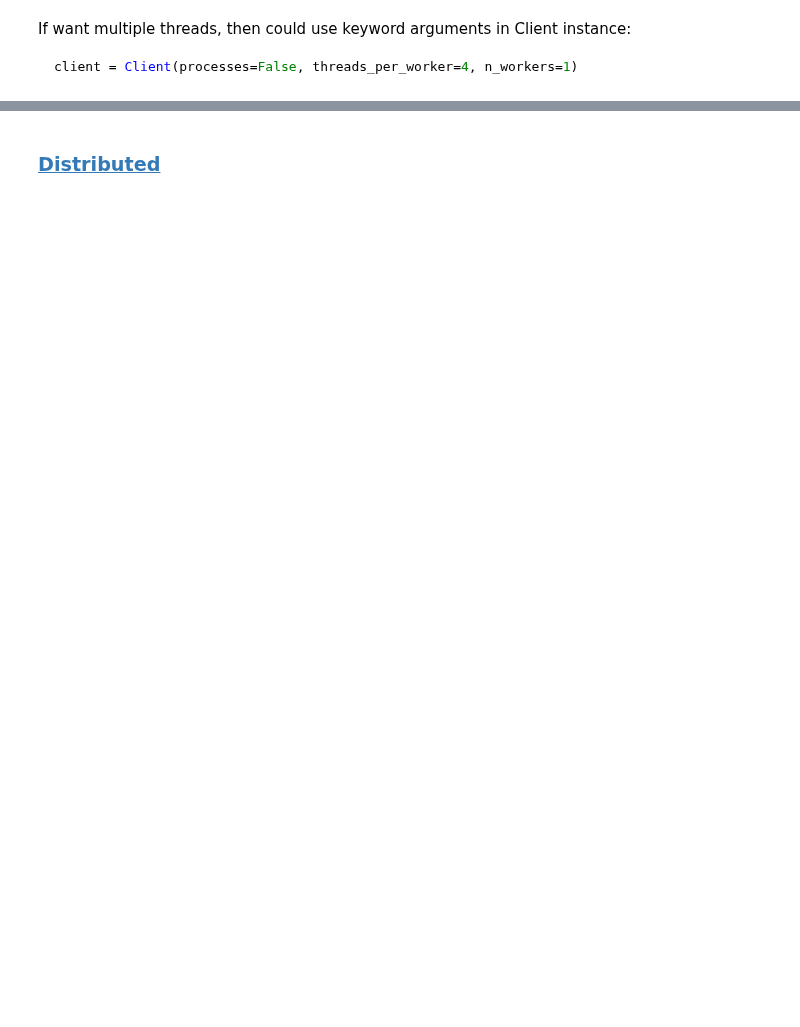
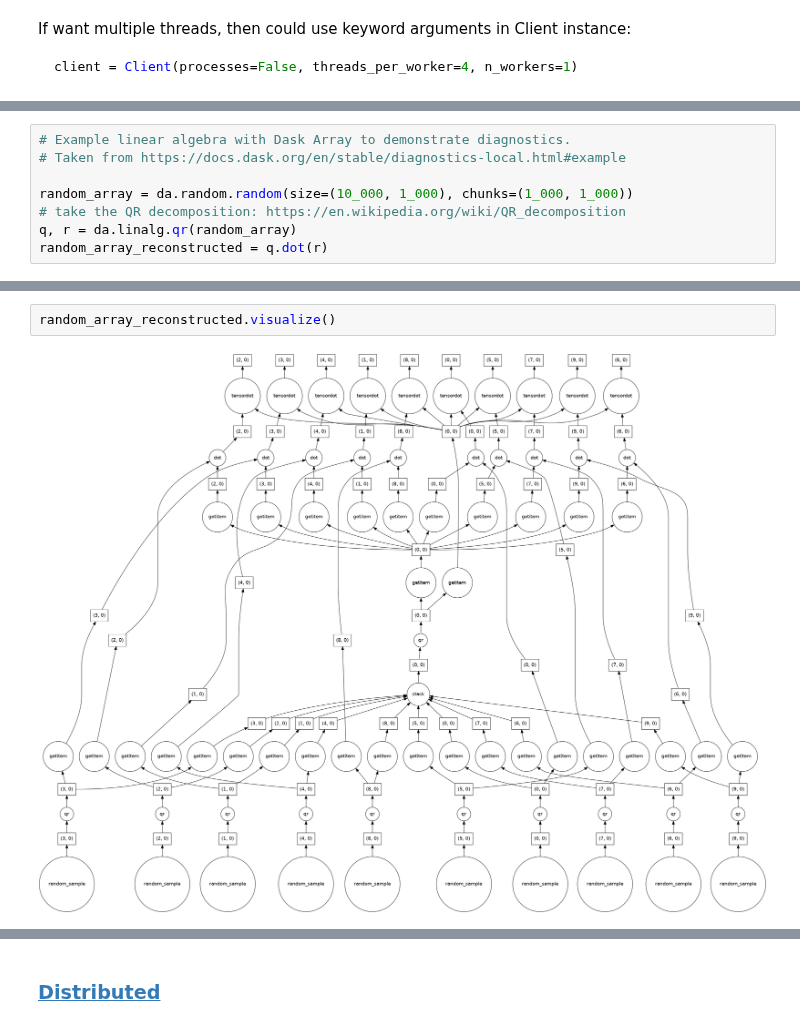
Before and after one commit to lukeconibear/swd6_hpp, a Jupyter notebook: docs/05_parallelisation.ipynb, the cells around one changed output, grey strips where cells are left out. Cells and saved outputs as stored; diff of their text form; blank space fills up the shorter version.

Commit message:
Adding Dask diagnostics

```diff
--- a/docs/05_parallelisation.ipynb
+++ b/docs/05_parallelisation.ipynb
@@ -184,0 +124,8 @@ if not IN_COLAB:
+# %%
+# Example linear algebra with Dask Array to demonstrate diagnostics.
+# Taken from https://docs.dask.org/en/stable/diagnostics-local.html#example
+
+random_array = da.random.random(size=(10_000, 1_000), chunks=(1_000, 1_000))
+# take the QR decomposition: https://en.wikipedia.org/wiki/QR_decomposition
+q, r = da.linalg.qr(random_array)
+random_array_reconstructed = q.dot(r)
@@ -184,0 +146,4 @@ if not IN_COLAB:
+# %%
+random_array_reconstructed.visualize()
+# %% [output]
+[figure, added]
```
Also changed, not shown: parts of 77 cells of this notebook, 3 other files.
